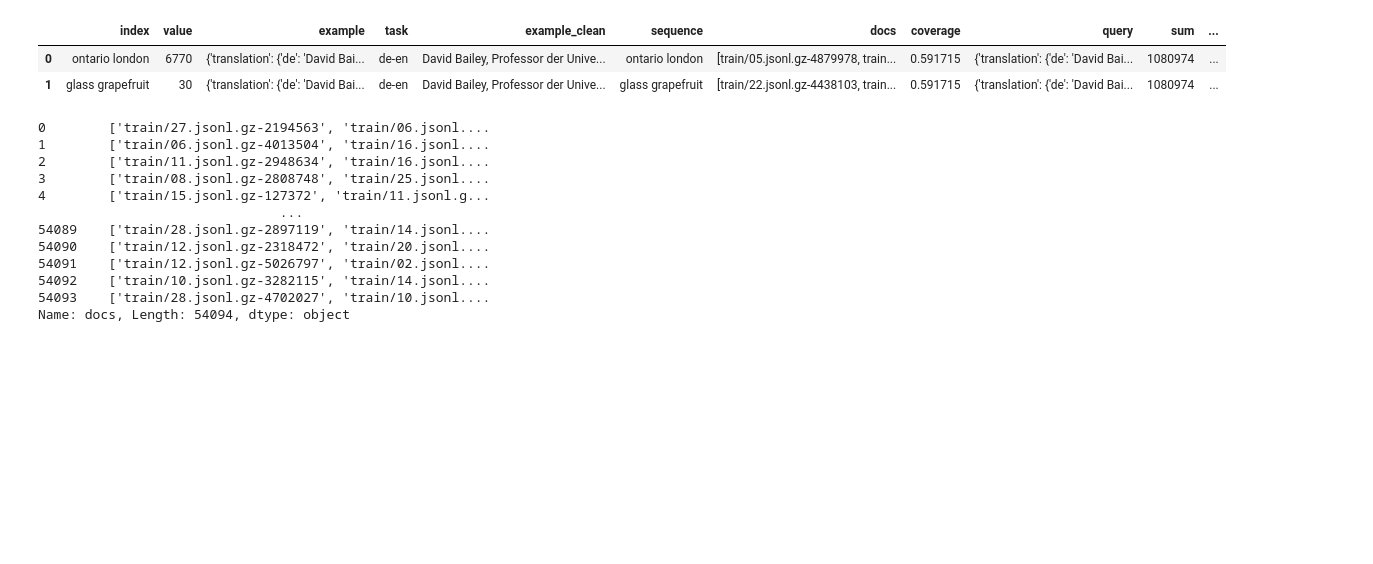
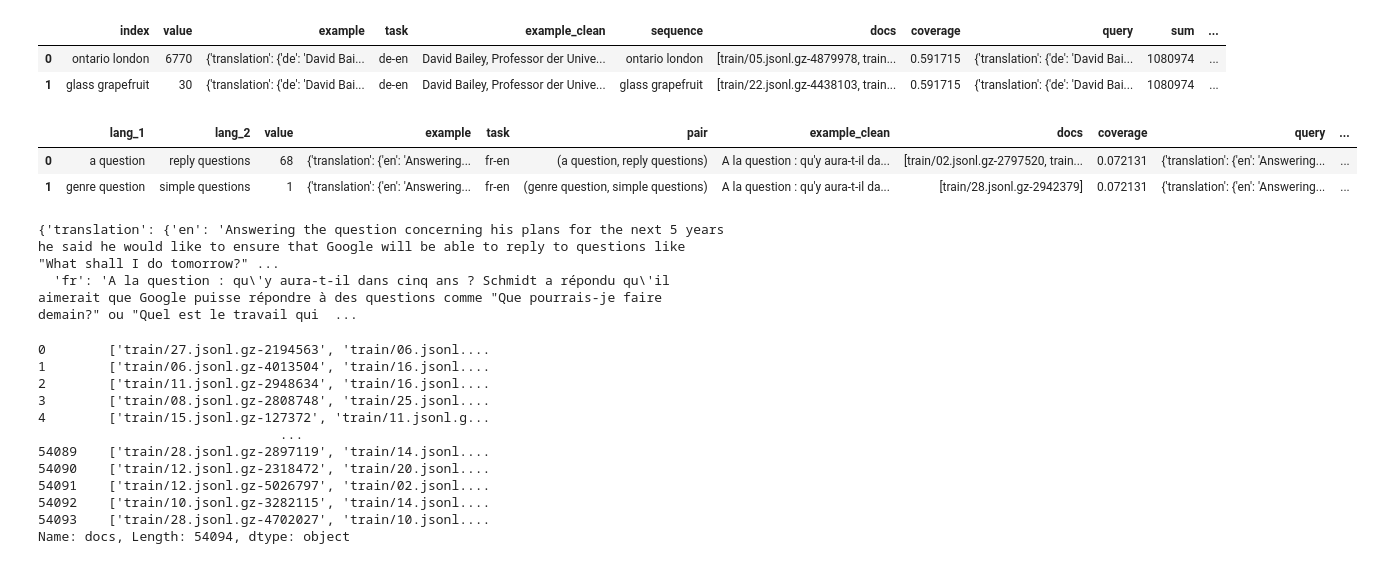
Before and after one commit to a-antoniades/llm-corpus-search, a Jupyter notebook: wimbd_translation_datasets.ipynb, the cells around one changed output. Saved outputs shown, nothing was run; the diff lists cells and outputs as text; code cells hidden in the pictures; blank space fills up the shorter version.

```diff
--- a/wimbd_translation_datasets.ipynb
+++ b/wimbd_translation_datasets.ipynb
@@ -42,6 +49,18 @@ df_all_single.head(2)
 |  | index | value | example | task | example_clean | sequence | docs | coverage | query | sum | ... |
 | 0 | ontario london | 6770 | {'translation': {'de': 'David Bai... | de-en | David Bailey, Professor der Unive... | ontario london | [train/05.jsonl.gz-4879978, train... | 0.591715 | {'translation': {'de': 'David Bai... | 1080974 | ... |
 | 1 | glass grapefruit | 30 | {'translation': {'de': 'David Bai... | de-en | David Bailey, Professor der Unive... | glass grapefruit | [train/22.jsonl.gz-4438103, train... | 0.591715 | {'translation': {'de': 'David Bai... | 1080974 | ... |
+# %%
+df_common['pythia-12b'].head(2)
+# %% [output]
+|  | lang_1 | lang_2 | value | example | task | pair | example_clean | docs | coverage | query | ... |
+| 0 | a question | reply questions | 68 | {'translation': {'en': 'Answering... | fr-en | (a question, reply questions) | A la question : qu'y aura-t-il da... | [train/02.jsonl.gz-2797520, train... | 0.072131 | {'translation': {'en': 'Answering... | ... |
+| 1 | genre question | simple questions | 1 | {'translation': {'en': 'Answering... | fr-en | (genre question, simple questions) | A la question : qu'y aura-t-il da... | [train/28.jsonl.gz-2942379] | 0.072131 | {'translation': {'en': 'Answering... | ... |
+# %%
+# see the example
+df_common['pythia-12b']['example'].iloc[0]
+# %% [output]
+{'translation': {'en': 'Answering the question concerning his plans for the next 5 years he said he would like to ensure that Google will be able to reply to questions like "What shall I do tomorrow?" ...
+  'fr': 'A la question : qu\'y aura-t-il dans cinq ans ? Schmidt a répondu qu\'il aimerait que Google puisse répondre à des questions comme "Que pourrais-je faire demain?" ou "Quel est le travail qui  ...
 # %%
 all_signgle_filter_path = df_all_pth.replace('.pkl', f'_no_english.csv')
 if not os.path.exists(all_signgle_filter_path):
```
Also changed, not shown: parts of 2 cells of this notebook, 1 other file.
